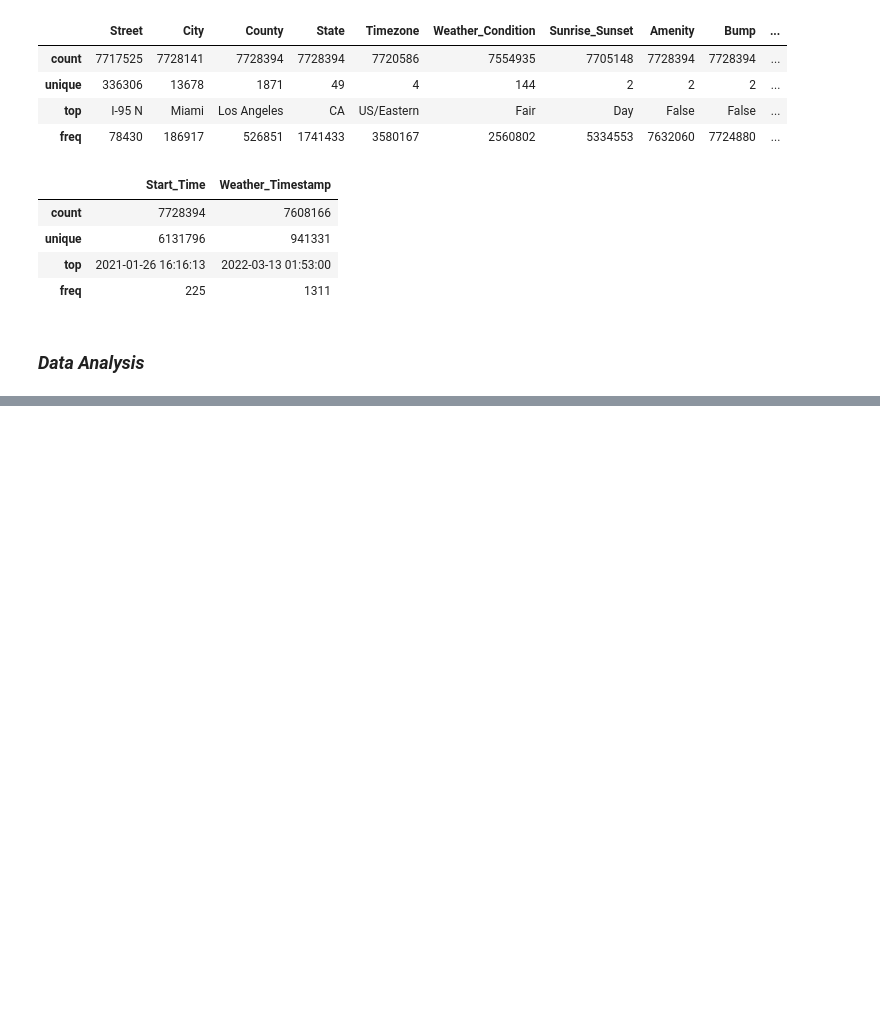
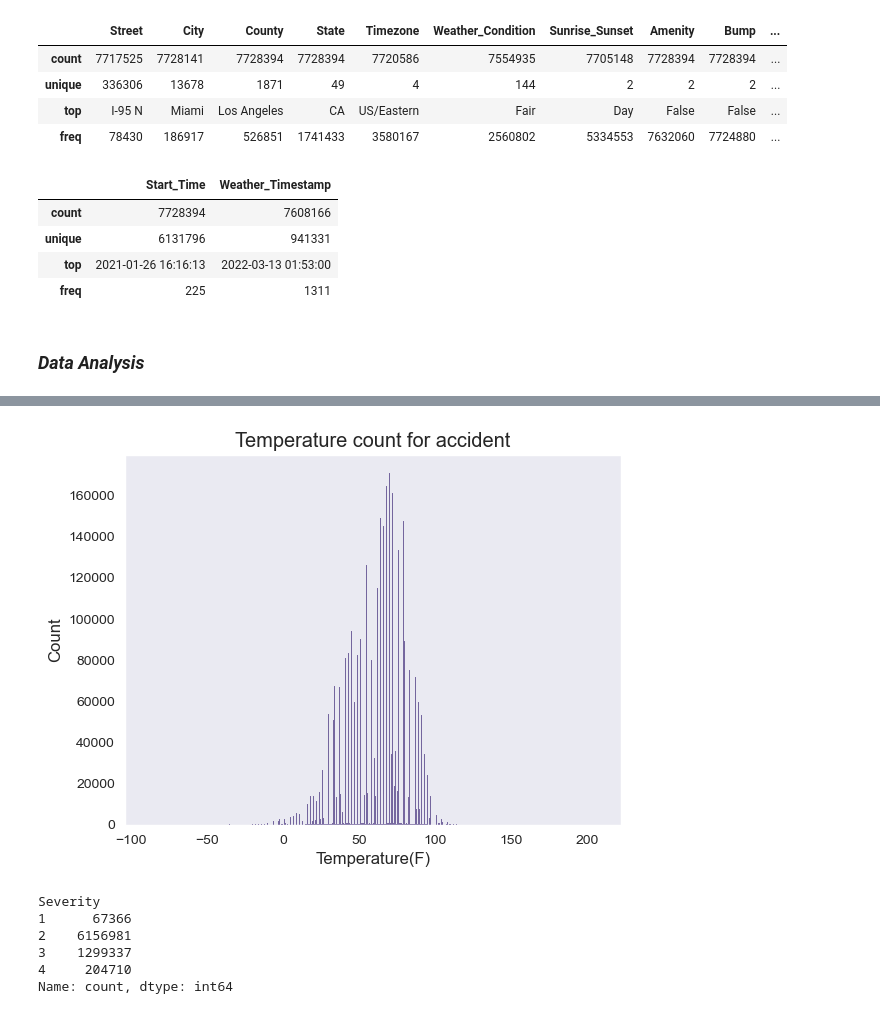
Before and after one commit to niranjan910/US-Accident-Analytics, a Jupyter notebook: US_Accident_analysis_1.ipynb, the cells around one changed output, grey strips where cells are left out. Saved outputs shown, nothing was run; the diff lists cells and outputs as text; code cells hidden in the pictures; blank space fills up the shorter version.

```diff
--- a/US_Accident_analysis_1.ipynb
+++ b/US_Accident_analysis_1.ipynb
@@ -780,0 +800,15 @@ df.to_csv('cleaned_data.csv', index=False)
+# %%
+sns.histplot(data = df, x = "Temperature(F)")
+plt.title("Temperature count for accident")
+plt.show()
+# %% [output]
+[figure, added]
+# %%
+df['Severity'].value_counts().sort_index()
+# %% [output]
+Severity
+1      67366
+2    6156981
+3    1299337
+4     204710
+Name: count, dtype: int64
```
Also changed, not shown: parts of 40 cells of this notebook.
